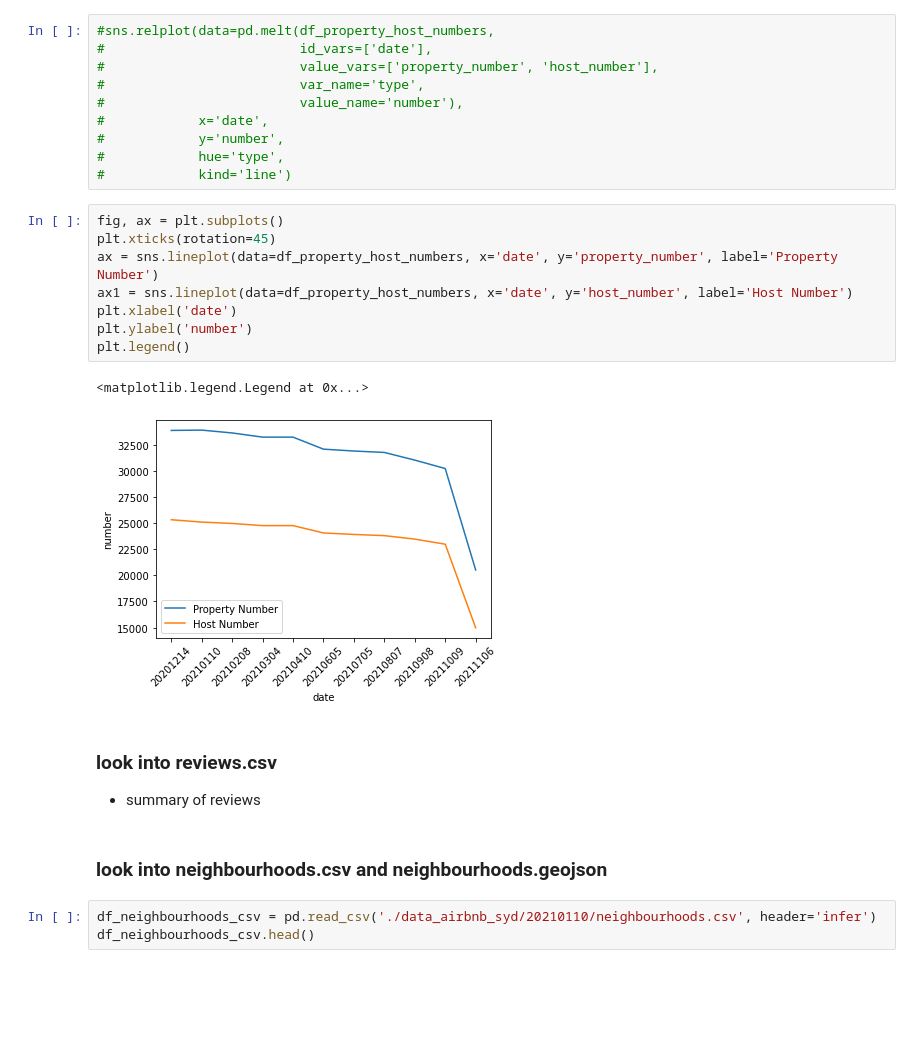
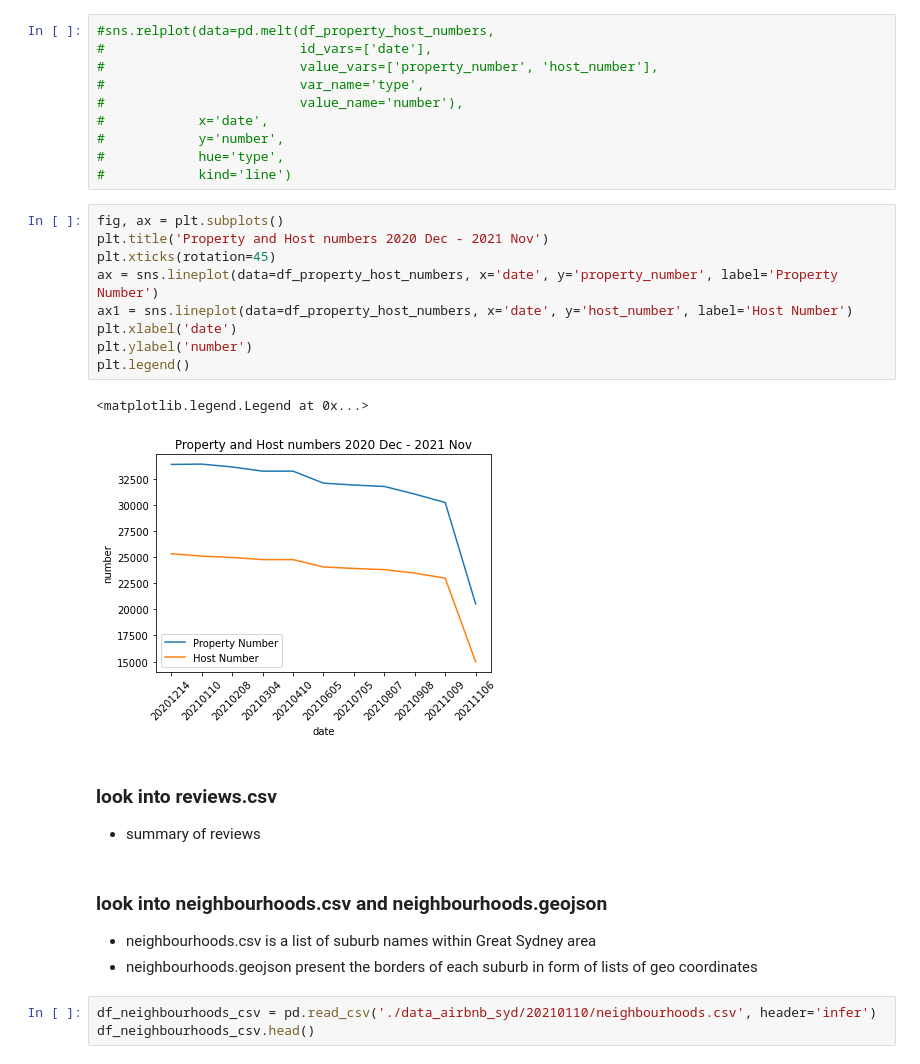
Before and after one commit to jfzhang726/da_2021Dec, a Jupyter notebook: notebooks/Airbnb.ipynb, the cells around one changed output. Cells and saved outputs as stored; diff of their text form; blank space fills up the shorter version.

Commit message:
add 3 graphs

```diff
--- a/notebooks/Airbnb.ipynb
+++ b/notebooks/Airbnb.ipynb
@@ -498,20 +285,23 @@ plt.legend()
 #            kind='line')
 # %%
 fig, ax = plt.subplots()
+plt.title('Property and Host numbers 2020 Dec - 2021 Nov')
 plt.xticks(rotation=45)
 ax = sns.lineplot(data=df_property_host_numbers, x='date', y='property_number', label='Property Number')
 ax1 = sns.lineplot(data=df_property_host_numbers, x='date', y='host_number', label='Host Number')
 plt.xlabel('date')
 plt.ylabel('number')
 plt.legend()
 # %% [output]
 <matplotlib.legend.Legend at 0x...>
-[figure, old version]
+[figure, new version]
 # %% [markdown]
 ### look into reviews.csv ###
 - summary of reviews
 # %% [markdown]
 ### look into neighbourhoods.csv and neighbourhoods.geojson ###
+- neighbourhoods.csv is a list of suburb names within Great Sydney area
+- neighbourhoods.geojson present the borders of each suburb in form of lists of geo coordinates
 # %%
 df_neighbourhoods_csv = pd.read_csv('./data_airbnb_syd/20210110/neighbourhoods.csv', header='infer')
 df_neighbourhoods_csv.head()
```
Also changed, not shown: parts of 36 cells of this notebook.
